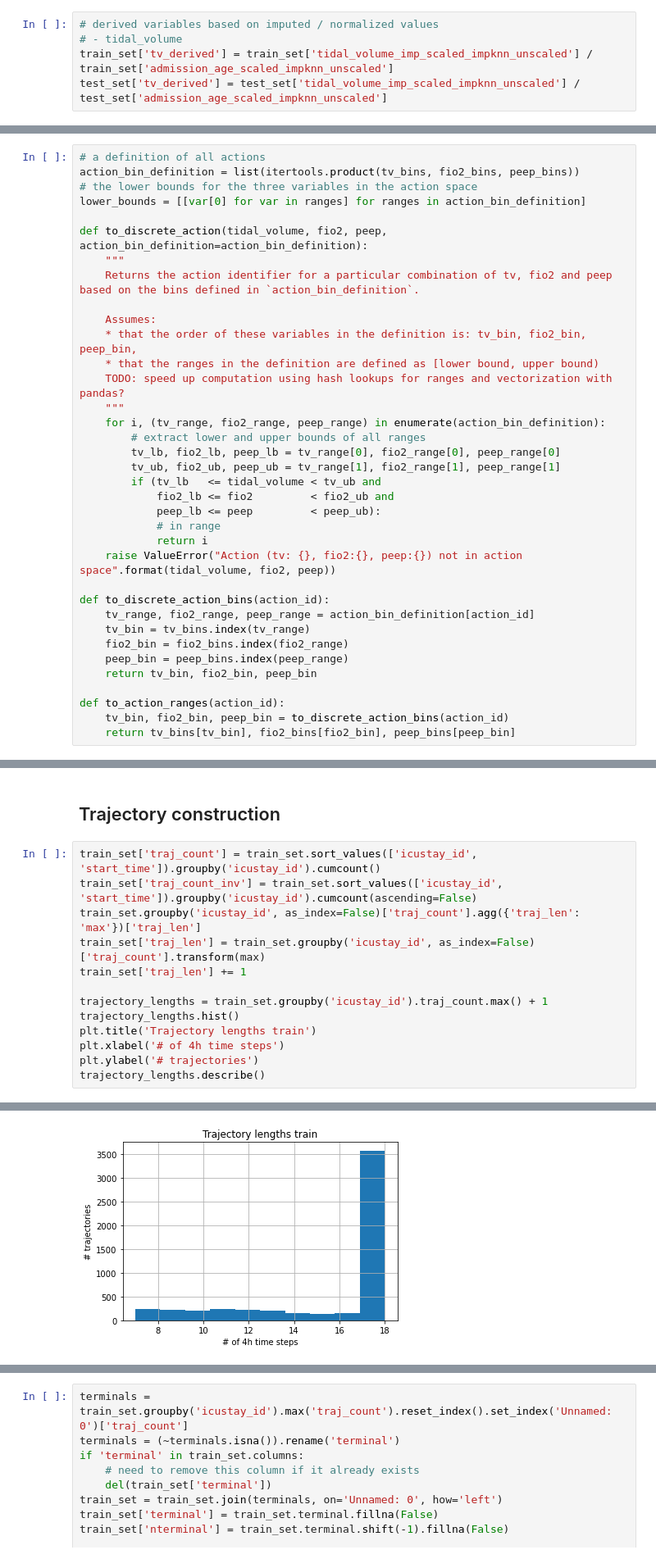
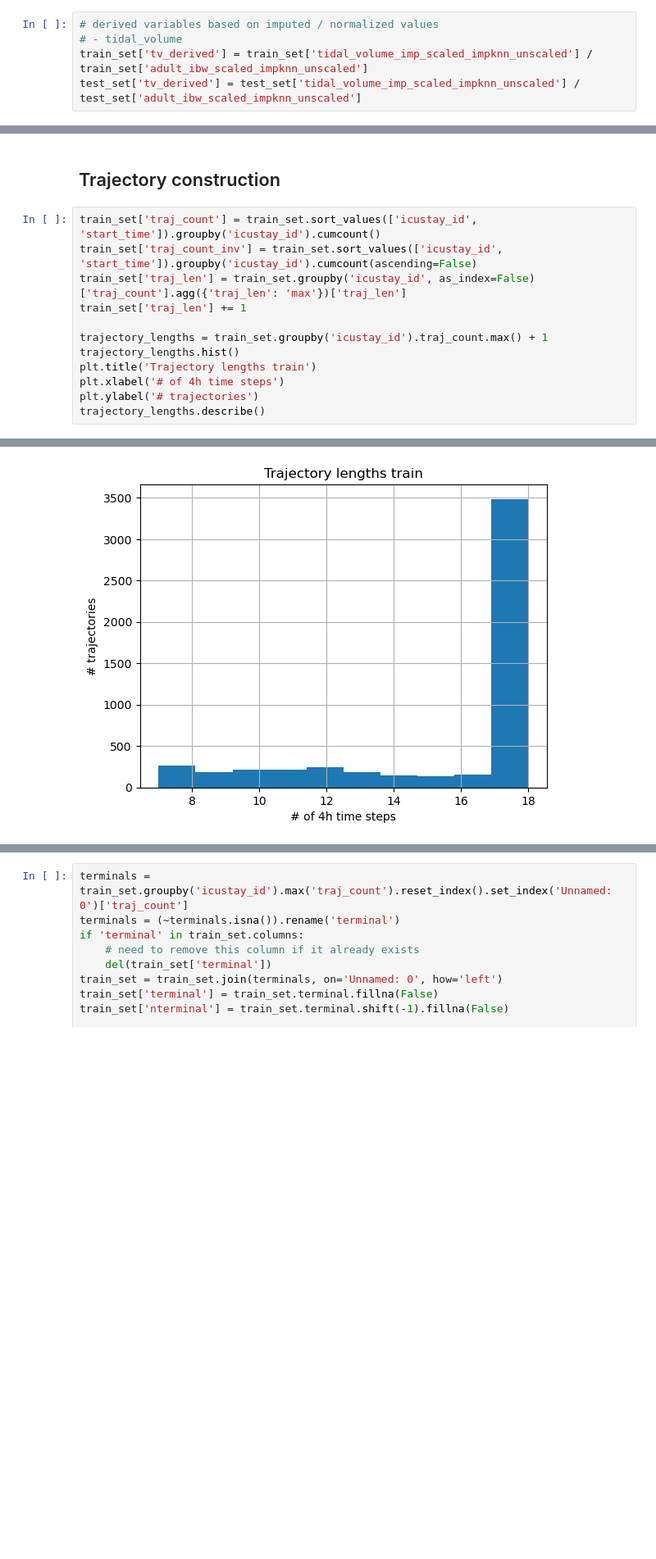
Before and after one commit to florisdenhengst/ventai, a Jupyter notebook: notebooks/Clustering and Training-terminalstates.ipynb, the cells around one changed output, grey strips where cells are left out. Shown at 82% size. Drawn from its saved outputs; the diff is of its cells as text; blank space fills up the shorter version.

```diff
--- a/notebooks/Clustering and Training-terminalstates.ipynb
+++ b/notebooks/Clustering and Training-terminalstates.ipynb
@@ -280,5 +296,5 @@ vent_duration_h_scaled_impknn_unscaled vent_duration_h
 # %%
 # derived variables based on imputed / normalized values
 # - tidal_volume
-train_set['tv_derived'] = train_set['tidal_volume_imp_scaled_impknn_unscaled'] / train_set['admission_age_scaled_impknn_unscaled']
-test_set['tv_derived'] = test_set['tidal_volume_imp_scaled_impknn_unscaled'] / test_set['admission_age_scaled_impknn_unscaled']
+train_set['tv_derived'] = train_set['tidal_volume_imp_scaled_impknn_unscaled'] / train_set['adult_ibw_scaled_impknn_unscaled']
+test_set['tv_derived'] = test_set['tidal_volume_imp_scaled_impknn_unscaled'] / test_set['adult_ibw_scaled_impknn_unscaled']
@@ -292,39 +312,3 @@ The action space consists of three dimensions:
 These three dimensions are each discretized into 7 bins, rendering a total of 7^3 = 343 actions.
 The action bins are defined per dimension and according to Peine in ``config.py``.
 Here we map all possible actions to a discrete identifier action.
-# %%
-# a definition of all actions
-action_bin_definition = list(itertools.product(tv_bins, fio2_bins, peep_bins))
-# the lower bounds for the three variables in the action space
-lower_bounds = [[var[0] for var in ranges] for ranges in action_bin_definition]
-
-def to_discrete_action(tidal_volume, fio2, peep, action_bin_definition=action_bin_definition):
-    """
-    Returns the action identifier for a particular combination of tv, fio2 and peep based on the bins defined in `action_bin_definition`.
-
-    Assumes:
-    * that the order of these variables in the definition is: tv_bin, fio2_bin, peep_bin,
-    * that the ranges in the definition are defined as [lower bound, upper bound)
-    TODO: speed up computation using hash lookups for ranges and vectorization with pandas?
-    """
-    for i, (tv_range, fio2_range, peep_range) in enumerate(action_bin_definition):
-        # extract lower and upper bounds of all ranges
-        tv_lb, fio2_lb, peep_lb = tv_range[0], fio2_range[0], peep_range[0]
-        tv_ub, fio2_ub, peep_ub = tv_range[1], fio2_range[1], peep_range[1]
-        if (tv_lb   <= tidal_volume < tv_ub and
-            fio2_lb <= fio2         < fio2_ub and
-            peep_lb <= peep         < peep_ub):
-            # in range
-            return i
-    raise ValueError("Action (tv: {}, fio2:{}, peep:{}) not in action space".format(tidal_volume, fio2, peep))
-
-def to_discrete_action_bins(action_id):
-    tv_range, fio2_range, peep_range = action_bin_definition[action_id]
-    tv_bin = tv_bins.index(tv_range)
-    fio2_bin = fio2_bins.index(fio2_range)
-    peep_bin = peep_bins.index(peep_range)
-    return tv_bin, fio2_bin, peep_bin
-
-def to_action_ranges(action_id):
-    tv_bin, fio2_bin, peep_bin = to_discrete_action_bins(action_id)
-    return tv_bins[tv_bin], fio2_bins[fio2_bin], peep_bins[peep_bin]
@@ -492,8 +465,7 @@ most visited state-action pair in train: (tv: (5, 7.5), peep:(40, 45), fio2: (5,
 # %%
 train_set['traj_count'] = train_set.sort_values(['icustay_id', 'start_time']).groupby('icustay_id').cumcount()
 train_set['traj_count_inv'] = train_set.sort_values(['icustay_id', 'start_time']).groupby('icustay_id').cumcount(ascending=False)
-train_set.groupby('icustay_id', as_index=False)['traj_count'].agg({'traj_len': 'max'})['traj_len']
-train_set['traj_len'] = train_set.groupby('icustay_id', as_index=False)['traj_count'].transform(max)
+train_set['traj_len'] = train_set.groupby('icustay_id', as_index=False)['traj_count'].agg({'traj_len': 'max'})['traj_len']
 train_set['traj_len'] += 1
 
 trajectory_lengths = train_set.groupby('icustay_id').traj_count.max() + 1
@@ -511,8 +483,8 @@ min         7.000000
 50%        18.000000
 75%        18.000000
 max        18.000000
 Name: traj_count, dtype: float64
-[figure, old version]
+[figure, new version]
 # %%
 test_set['traj_count'] = test_set.sort_values(['icustay_id', 'start_time']).groupby('icustay_id').cumcount()
 test_set['traj_count_inv'] = test_set.sort_values(['icustay_id', 'start_time']).groupby('icustay_id').cumcount(ascending=False)
```
Also changed, not shown: parts of 70 cells of this notebook, 7 other files.
